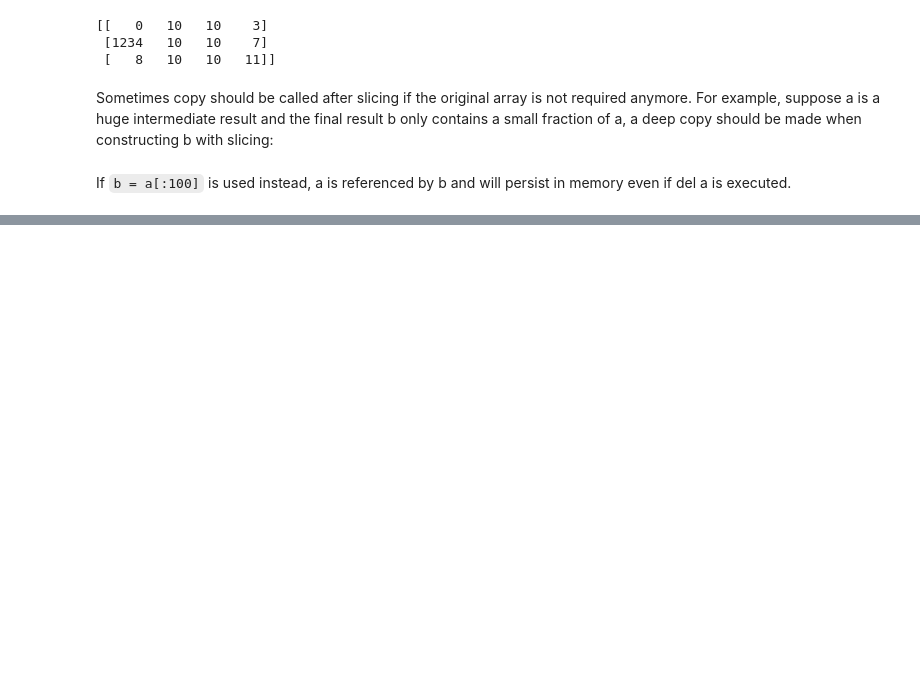
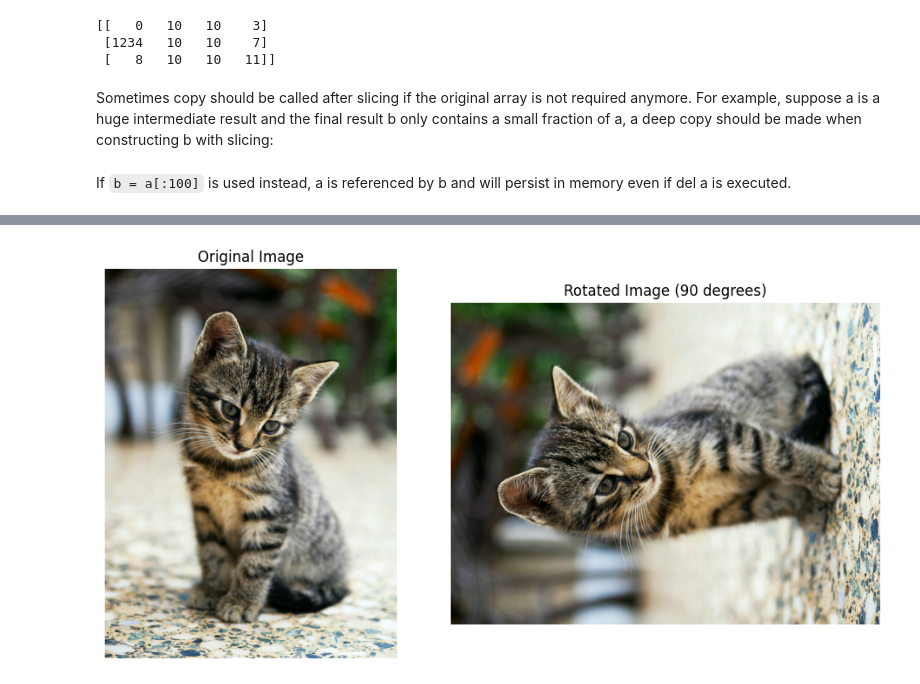
Before and after one commit to ervinstrmcnik/python-data-analytics, a Jupyter notebook: Part_02_Introduction_to_NumPy/Introduction_to_NumPy.ipynb, the cells around one changed output, grey strips where cells are left out. Saved outputs shown, nothing was run; the diff lists cells and outputs as text; code cells hidden in the pictures; blank space fills up the shorter version.

```diff
--- a/Part_02_Introduction_to_NumPy/Introduction_to_NumPy.ipynb
+++ b/Part_02_Introduction_to_NumPy/Introduction_to_NumPy.ipynb
@@ -1933,0 +2289,24 @@ If `b = a[:100]` is used instead, a is referenced by b and will persist in memor
+# %%
+# Rotate Image
+# Rotate the image by 90 degrees counterclockwise
+rotated_img = np.rot90(img_array)
+
+# Display the original image and the rotated image
+plt.figure(figsize=(10, 5))
+
+# Display the original image
+plt.subplot(1, 2, 1)
+plt.imshow(img_array)
+plt.title("Original Image")
+plt.axis("off")
+
+# Display the rotated image
+plt.subplot(1, 2, 2)
+plt.imshow(rotated_img)
+plt.title("Rotated Image (90 degrees)")
+plt.axis("off")
+
+plt.tight_layout()
+plt.show()
+# %% [output]
+[figure, added]
```
Also changed, not shown: parts of 131 cells of this notebook, 3 other files.
